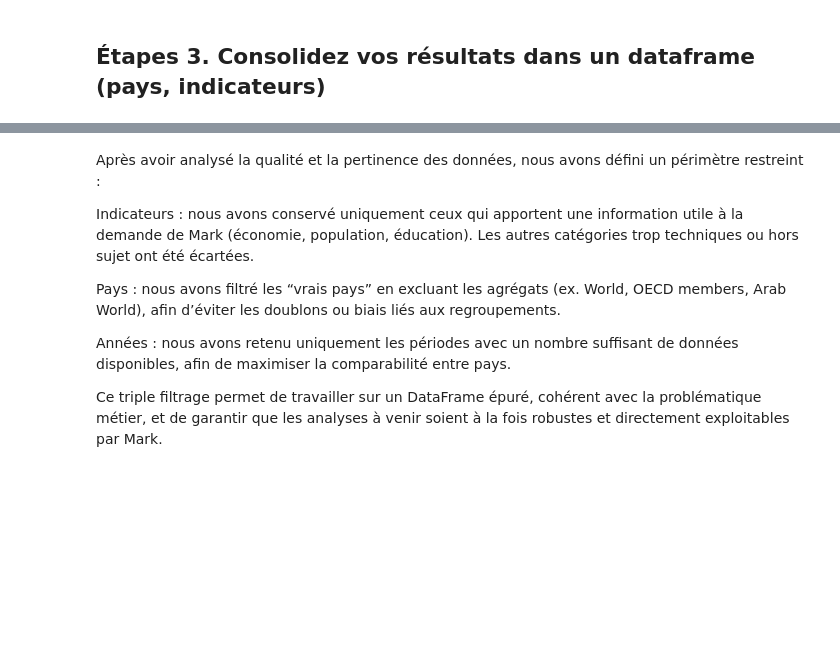
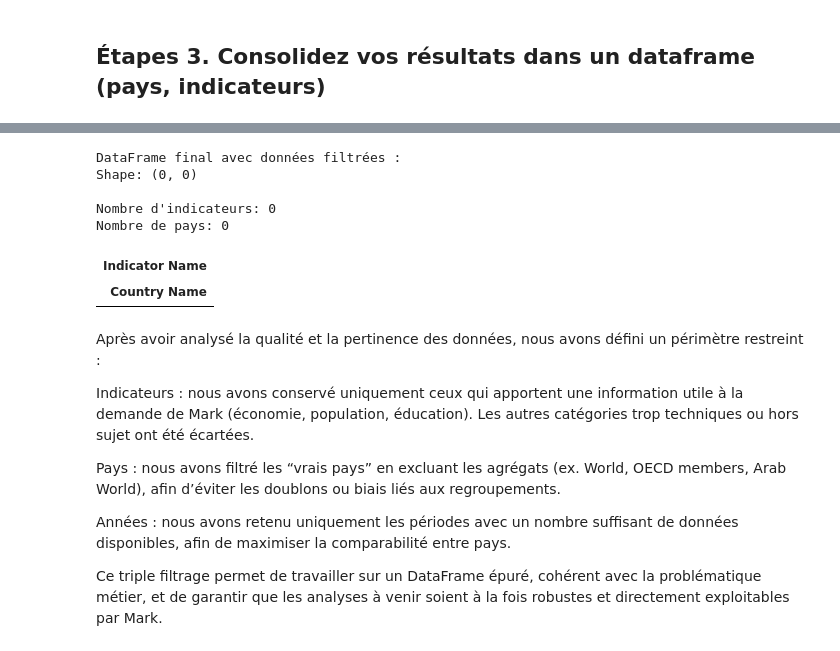
Before and after one commit to AdamAe6/Op-Projet-2, a Jupyter notebook: Akeb_Adam_1_notebook_092025.ipynb, the cells around one changed output, grey strips where cells are left out. Saved outputs shown, nothing was run; the diff lists cells and outputs as text; code cells hidden in the pictures; blank space fills up the shorter version.

```diff
--- a/Akeb_Adam_1_notebook_092025.ipynb
+++ b/Akeb_Adam_1_notebook_092025.ipynb
@@ -392,0 +403,4 @@ print(annees)
+# %%
+# Ici on va enlever les indicateurs qui sont genrés
+mask_gender = dfs['series']['Indicator Name'].str.contains(r'\b(male|female|men|women|boy|girl|sex|gender)\b', case=False, na=False)
+dfs['series'] = dfs['series'][~mask_gender]
@@ -506,3 +532,41 @@ print(indic_richesse.head(20))
+# %%
+# CORRECTION : On utilise maintenant les données filtrées de l'étape 2 (data_filtre)
+# au lieu des données brutes (dfs['data'])
+
+# On garde seulement les colonnes utiles des données FILTRÉES
+df = data_filtre[['Country Name', 'Indicator Name'] + annees_a_garder]
+
+# On transforme les années en format long (1 ligne = 1 pays x 1 indicateur x 1 année)
+df_long = df.melt(
+    id_vars=['Country Name', 'Indicator Name'],
+    value_vars=annees_a_garder,
+    var_name='Année',
+    value_name='Valeur'
+)
+
+# On enlève les valeurs manquantes
+df_long = df_long.dropna(subset=['Valeur'])
+
+# On calcule la moyenne de chaque indicateur pour chaque pays
+df_agrege = df_long.groupby(['Country Name', 'Indicator Name'])['Valeur'].mean().reset_index()
+
+# On transforme pour avoir 1 pays par ligne et 1 indicateur par colonne
+df_final = df_agrege.pivot(index='Country Name', columns='Indicator Name', values='Valeur')
+
+# On affiche un aperçu
+print("DataFrame final avec données filtrées :")
+print(f"Shape: {df_final.shape}")
+print("\nNombre d'indicateurs:", df_final.shape[1])
+print("Nombre de pays:", df_final.shape[0])
+df_final.head()
+# %% [output]
+DataFrame final avec données filtrées :
+Shape: (0, 0)
+
+Nombre d'indicateurs: 0
+Nombre de pays: 0
+| Indicator Name |
+| Country Name |
 # %% [markdown]
 Après avoir analysé la qualité et la pertinence des données, nous avons défini un périmètre restreint :
 
```
Also changed, not shown: parts of 31 cells of this notebook, 1 other file.
